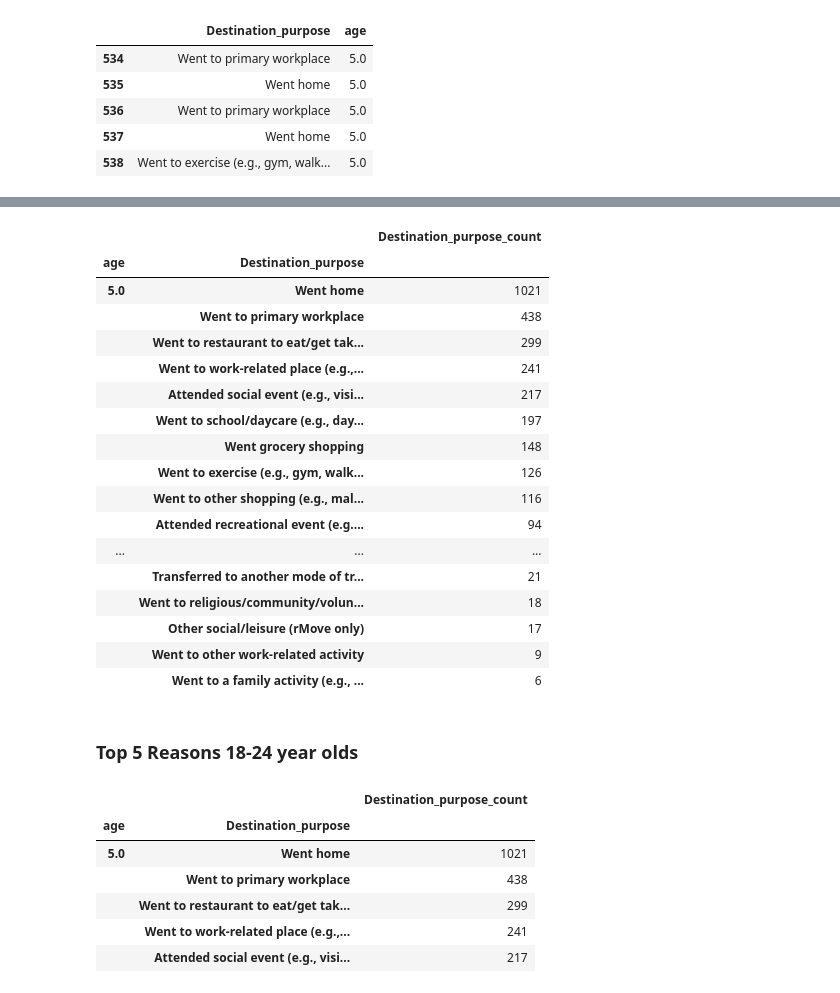
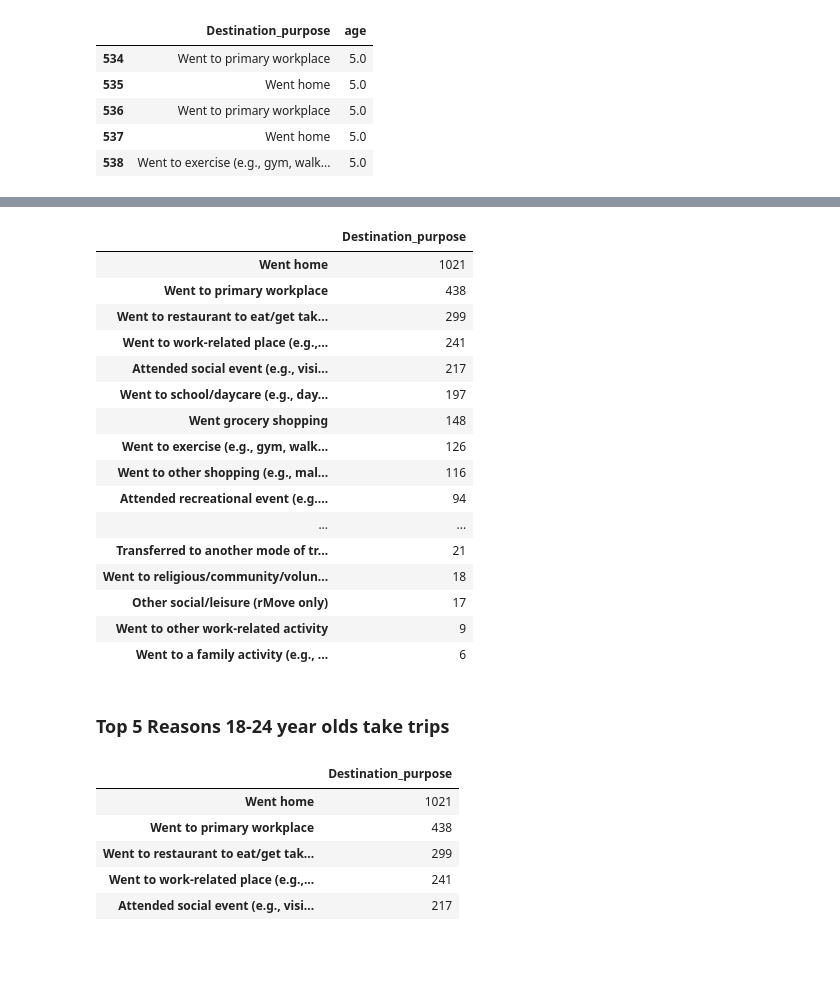
Before and after one commit to irwinmier96/Household-Travel-Survey, a Jupyter notebook: question_3.ipynb, the cells around one changed output, grey strips where cells are left out. Cells and saved outputs as stored; diff of their text form; code cells hidden in the pictures; blank space fills up the shorter version.

```diff
--- a/question_3.ipynb
+++ b/question_3.ipynb
@@ -72,7 +72,6 @@ with_age_18_24.head()
 | 537 | Went home | 5.0 |
 | 538 | Went to exercise (e.g., gym, walk... | 5.0 |
 # %%
-with_age_18_24_table = with_age_18_24.groupby("age").Destination_purpose.value_counts()
-#with_age_18_24 = pd.DataFrame(with_age_18_24)
+with_age_18_24_table = with_age_18_24["Destination_purpose"].value_counts()
 with_age_18_24_table
 # %% [output]
@@ -95,37 +94,34 @@ age  Destination_purpose
 Name: Destination_purpose, dtype: int64
 # %%
 with_age_18_24_table_df = pd.DataFrame(with_age_18_24_table)
-with_age_18_24_table_df = with_age_18_24_table_df.rename(columns = {"Destination_purpose": "Destination_purpose_count"})
 with_age_18_24_table_df
 # %% [output]
-|  |  | Destination_purpose_count |
-| age | Destination_purpose |  |
-| 5.0 | Went home | 1021 |
-|  | Went to primary workplace | 438 |
-|  | Went to restaurant to eat/get tak... | 299 |
-|  | Went to work-related place (e.g.,... | 241 |
-|  | Attended social event (e.g., visi... | 217 |
-|  | Went to school/daycare (e.g., day... | 197 |
-|  | Went grocery shopping | 148 |
-|  | Went to exercise (e.g., gym, walk... | 126 |
-|  | Went to other shopping (e.g., mal... | 116 |
-|  | Attended recreational event (e.g.... | 94 |
-| ... | ... | ... |
-|  | Transferred to another mode of tr... | 21 |
-|  | Went to religious/community/volun... | 18 |
-|  | Other social/leisure (rMove only) | 17 |
-|  | Went to other work-related activity | 9 |
-|  | Went to a family activity (e.g., ... | 6 |
+|  | Destination_purpose |
+| Went home | 1021 |
+| Went to primary workplace | 438 |
+| Went to restaurant to eat/get tak... | 299 |
+| Went to work-related place (e.g.,... | 241 |
+| Attended social event (e.g., visi... | 217 |
+| Went to school/daycare (e.g., day... | 197 |
+| Went grocery shopping | 148 |
+| Went to exercise (e.g., gym, walk... | 126 |
+| Went to other shopping (e.g., mal... | 116 |
+| Attended recreational event (e.g.... | 94 |
+| ... | ... |
+| Transferred to another mode of tr... | 21 |
+| Went to religious/community/volun... | 18 |
+| Other social/leisure (rMove only) | 17 |
+| Went to other work-related activity | 9 |
+| Went to a family activity (e.g., ... | 6 |
 # %% [markdown]
-### Top 5 Reasons 18-24 year olds
+### Top 5 Reasons 18-24 year olds take trips
 # %%
 with_age_18_24_table_df_top_5 = with_age_18_24_table_df.head()
 with_age_18_24_table_df_top_5
 # %% [output]
-|  |  | Destination_purpose_count |
-| age | Destination_purpose |  |
-| 5.0 | Went home | 1021 |
-|  | Went to primary workplace | 438 |
-|  | Went to restaurant to eat/get tak... | 299 |
-|  | Went to work-related place (e.g.,... | 241 |
-|  | Attended social event (e.g., visi... | 217 |
+|  | Destination_purpose |
+| Went home | 1021 |
+| Went to primary workplace | 438 |
+| Went to restaurant to eat/get tak... | 299 |
+| Went to work-related place (e.g.,... | 241 |
+| Attended social event (e.g., visi... | 217 |
```
Also changed, not shown: parts of 3 cells of this notebook, 1 other file.
